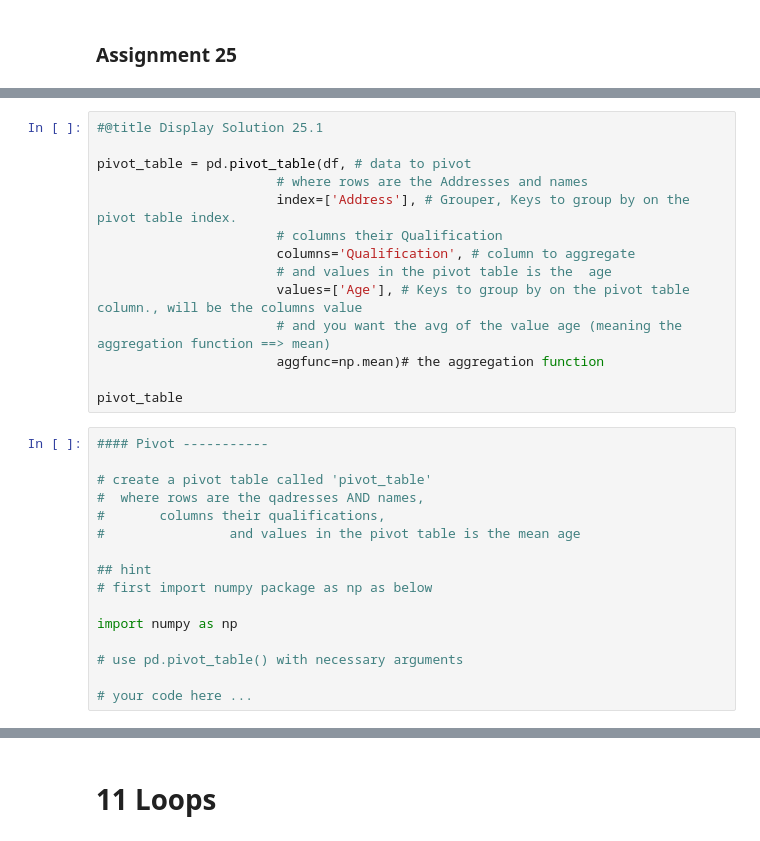
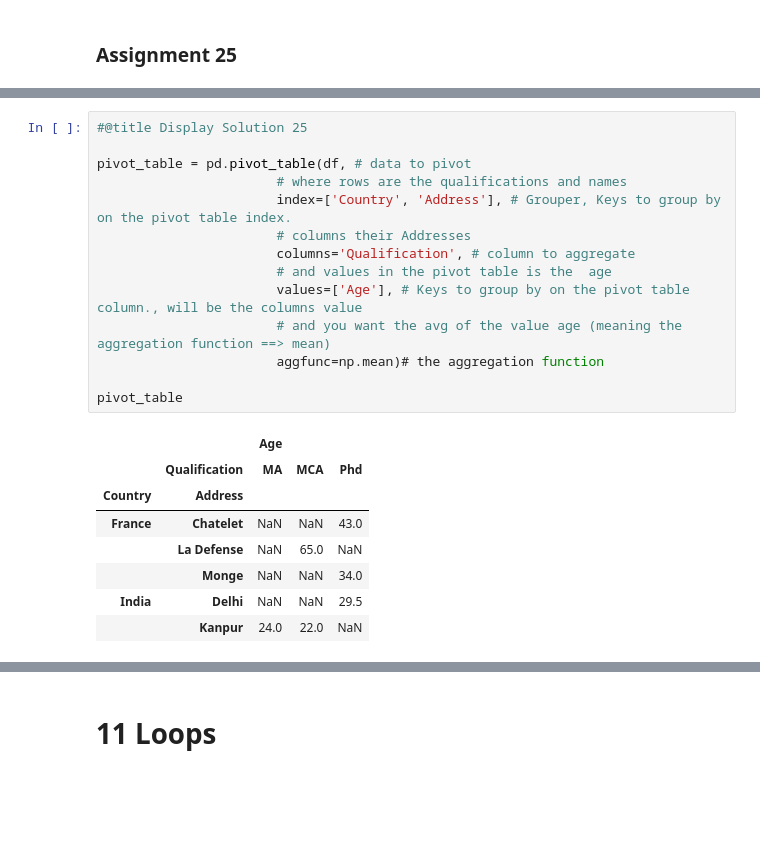
Before and after one commit to datalover2023/Module_1, a Jupyter notebook: Python_Basics_Module_1.ipynb, the cells around one changed output, grey strips where cells are left out. Saved outputs shown, nothing was run; the diff lists cells and outputs as text; blank space fills up the shorter version.

```diff
--- a/Python_Basics_Module_1.ipynb
+++ b/Python_Basics_Module_1.ipynb
@@ -1718,30 +2561,23 @@ import numpy as np
 # %%
-#@title Display Solution 25.1
+#@title Display Solution 25
 
 pivot_table = pd.pivot_table(df, # data to pivot
-                       # where rows are the Addresses and names
-                       index=['Address'], # Grouper, Keys to group by on the pivot table index.
-                       # columns their Qualification
+                       # where rows are the qualifications and names
+                       index=['Country', 'Address'], # Grouper, Keys to group by on the pivot table index.
+                       # columns their Addresses
                        columns='Qualification', # column to aggregate
                        # and values in the pivot table is the  age
                        values=['Age'], # Keys to group by on the pivot table column., will be the columns value
                        # and you want the avg of the value age (meaning the aggregation function ==> mean)
                        aggfunc=np.mean)# the aggregation function
 
 pivot_table
+# %% [output]
+|  |  | Age |  |  |
+|  | Qualification | MA | MCA | Phd |
+| Country | Address |  |  |  |
+| France | Chatelet | NaN | NaN | 43.0 |
+|  | La Defense | NaN | 65.0 | NaN |
+|  | Monge | NaN | NaN | 34.0 |
+| India | Delhi | NaN | NaN | 29.5 |
+|  | Kanpur | 24.0 | 22.0 | NaN |
-# %%
-#### Pivot -----------
-
-# create a pivot table called 'pivot_table'
-#  where rows are the qadresses AND names,
-#       columns their qualifications,
-#                and values in the pivot table is the mean age
-
-## hint
-# first import numpy package as np as below
-
-import numpy as np
-
-# use pd.pivot_table() with necessary arguments
-
-# your code here ...
```
Also changed, not shown: parts of 205 cells of this notebook.
